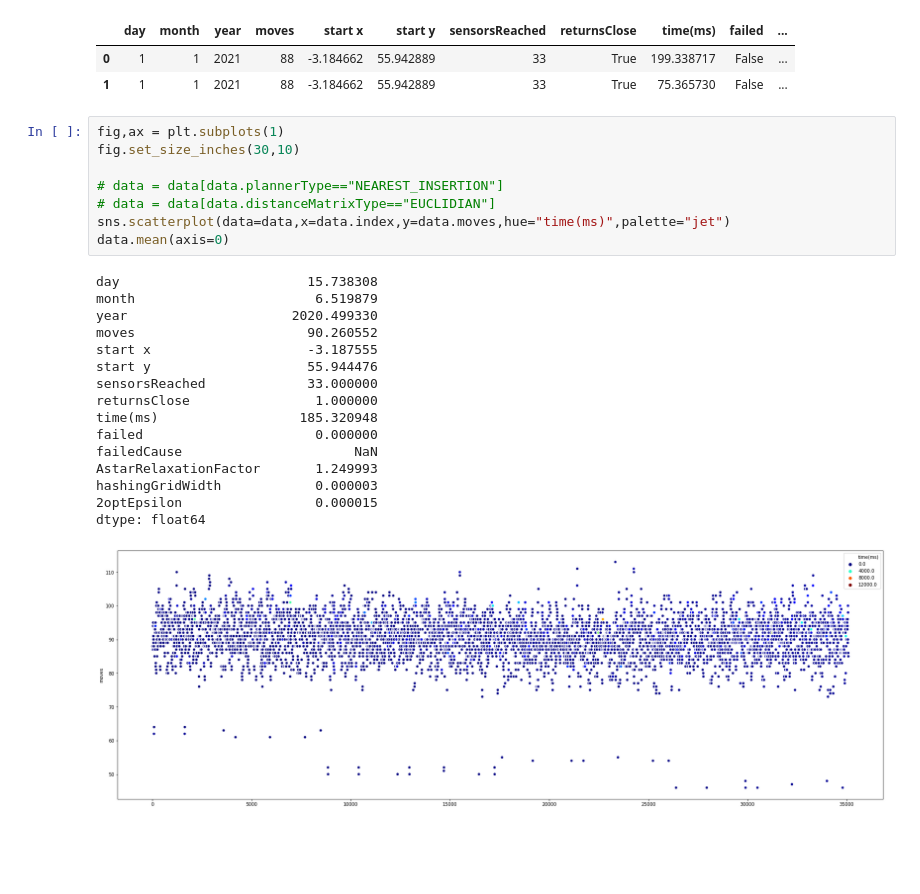
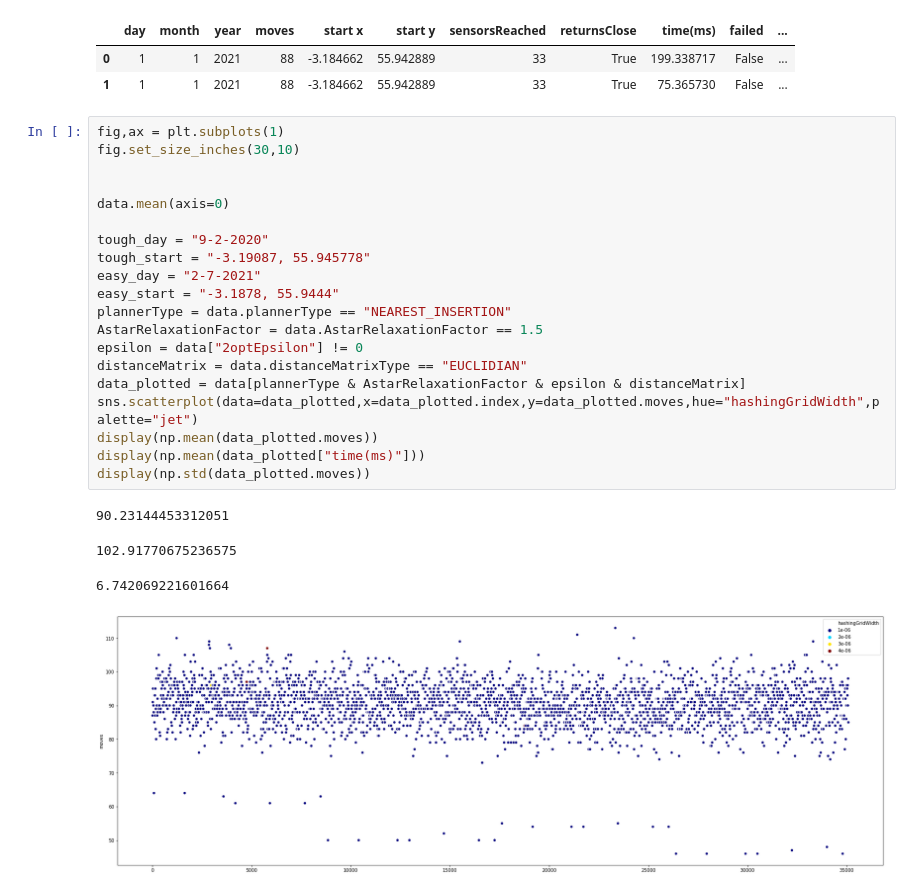
Before and after one commit to makspll/Informatics-Large-Practical-2020, a Jupyter notebook: newAnalyser/analyser.ipynb, the cells around one changed output. Cells and saved outputs as stored; diff of their text form; blank space fills up the shorter version.

```diff
--- a/newAnalyser/analyser.ipynb
+++ b/newAnalyser/analyser.ipynb
@@ -22,25 +22,25 @@ data["distanceMatrixType"] = data["distanceMatrixType"].astype(pd.Categorical(da
 # %%
 fig,ax = plt.subplots(1)
 fig.set_size_inches(30,10)
 
-# data = data[data.plannerType=="NEAREST_INSERTION"]
-# data = data[data.distanceMatrixType=="EUCLIDIAN"]
-sns.scatterplot(data=data,x=data.index,y=data.moves,hue="time(ms)",palette="jet")
+
 data.mean(axis=0)
+
+tough_day = "9-2-2020"
+tough_start = "-3.19087, 55.945778"
+easy_day = "2-7-2021"
+easy_start = "-3.1878, 55.9444"
+plannerType = data.plannerType == "NEAREST_INSERTION"
+AstarRelaxationFactor = data.AstarRelaxationFactor == 1.5
+epsilon = data["2optEpsilon"] != 0
+distanceMatrix = data.distanceMatrixType == "EUCLIDIAN"
+data_plotted = data[plannerType & AstarRelaxationFactor & epsilon & distanceMatrix]
+sns.scatterplot(data=data_plotted,x=data_plotted.index,y=data_plotted.moves,hue="hashingGridWidth",palette="jet")
+display(np.mean(data_plotted.moves))
+display(np.mean(data_plotted["time(ms)"]))
+display(np.std(data_plotted.moves))
 # %% [output]
-day                        15.738308
-month                       6.519879
-year                     2020.499330
-moves                      90.260552
-start x                    -3.187555
-start y                    55.944476
-sensorsReached             33.000000
-returnsClose                1.000000
-time(ms)                  185.320948
-failed                      0.000000
-failedCause                      NaN
-AstarRelaxationFactor       1.249993
-hashingGridWidth            0.000003
-2optEpsilon                 0.000015
-dtype: float64
+90.23144453312051
+102.91770675236575
+6.742069221601664
-[figure, old version]
+[figure, new version]
```
Also changed, not shown: 38 other files.
